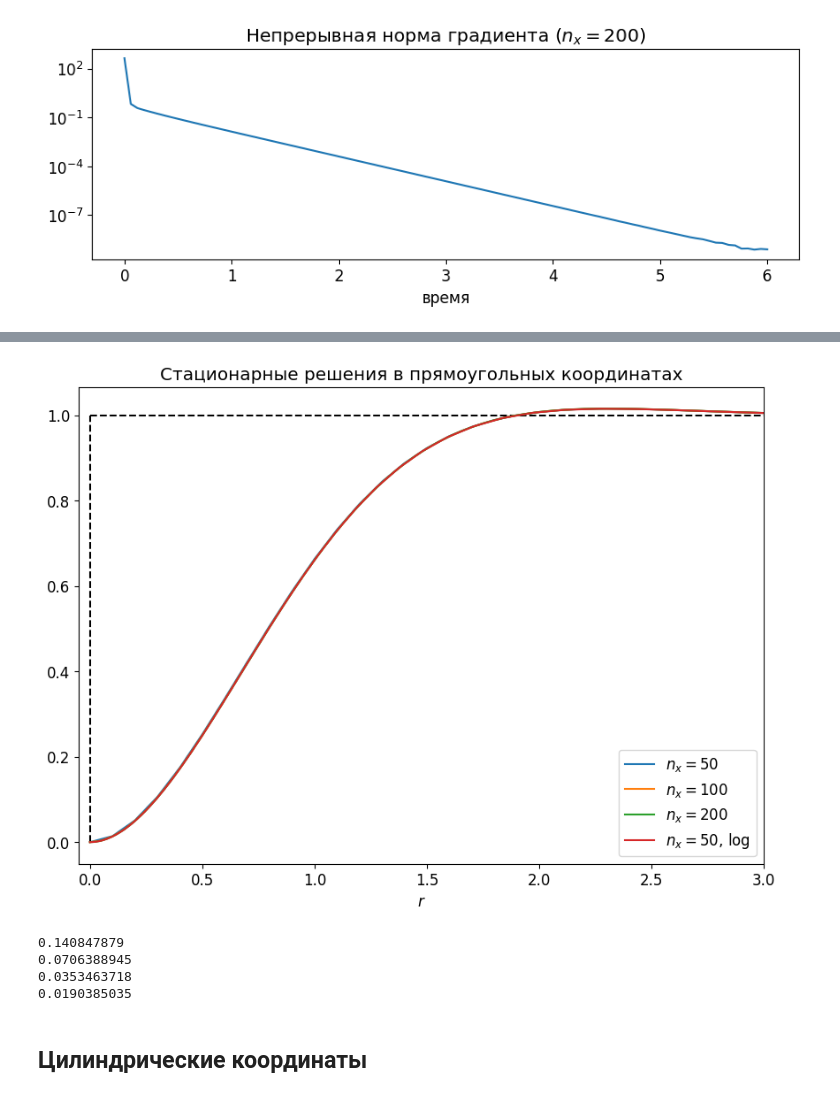
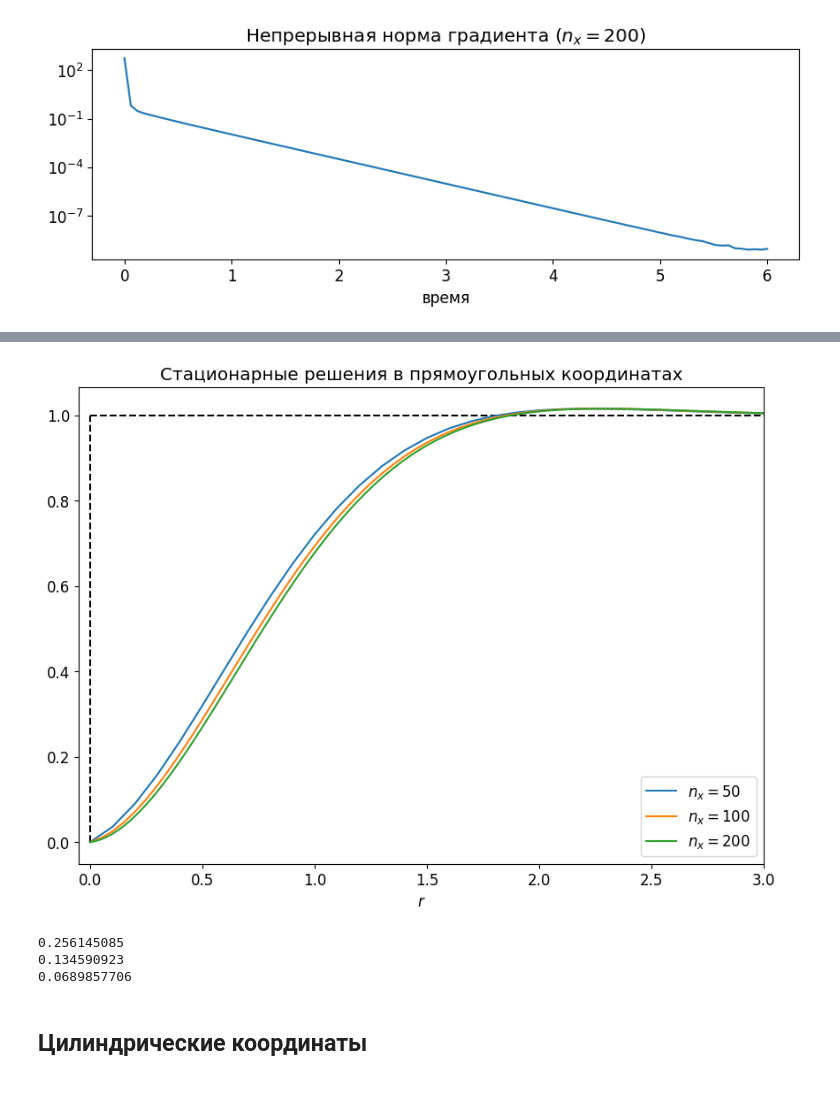
Before and after one commit to ponomarevandr/disruption, a Jupyter notebook: various_coordinates/experiments/test_bilaplasian/test_bilaplasian.ipynb, the cells around one changed output, grey strips where cells are left out. Saved outputs shown, nothing was run; the diff lists cells and outputs as text; code cells hidden in the pictures.

```diff
--- a/various_coordinates/experiments/test_bilaplasian/test_bilaplasian.ipynb
+++ b/various_coordinates/experiments/test_bilaplasian/test_bilaplasian.ipynb
@@ -68,26 +63,25 @@ norm_plot(model_50_log, '$n_x = 50$, log')
 # %%
 plt.figure(figsize=(10, 7))
 plt.title('Стационарные решения в прямоугольных координатах')
 plt.xlim([-0.05, 3])
 plt.xlabel('$r$')
 plt.plot([0, 0], [0, 1], '--', color='black', label='_nolegend_')
 plt.plot([0, 5], [1, 1], '--', color='black', label='_nolegend_')
-plt.plot(model_50.xs, model_50.phi_at_t(8))
+plt.plot(model_50.xs, model_50.phi_at_t(7))
 plt.plot(model_100.xs, model_100.phi_at_t(7))
 plt.plot(model_200.xs, model_200.phi_at_t(6))
-plt.plot(model_50_log.xs, model_50_log.phi_at_t(6))
-plt.legend(['$n_x = 50$', '$n_x = 100$', '$n_x = 200$', '$n_x = 50$, log'])
+#plt.plot(model_50_log.xs, model_50_log.phi_at_t(6))
+plt.legend(['$n_x = 50$', '$n_x = 100$', '$n_x = 200$'])
 plt.show()
 # %% [output]
-[figure, old version]
+[figure, new version]
 # %%
-for model in [model_50, model_100, model_200, model_50_log]:
+for model in [model_50, model_100, model_200]:
     print(model.df_additional.iloc[-1, 1])
 # %% [output]
-0.140847879
-0.0706388945
-0.0353463718
-0.0190385035
+0.256145085
+0.134590923
+0.0689857706
 # %% [markdown]
 ## Цилиндрические координаты
 # %%
```
Also changed, not shown: parts of 13 cells of this notebook, 6 other files.
